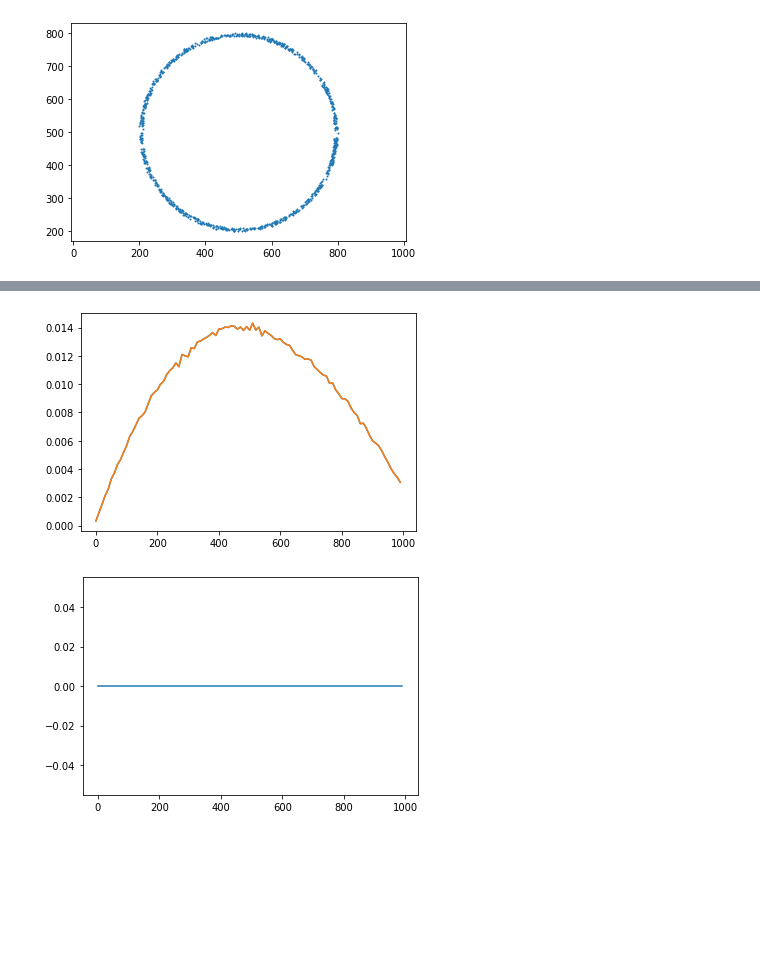
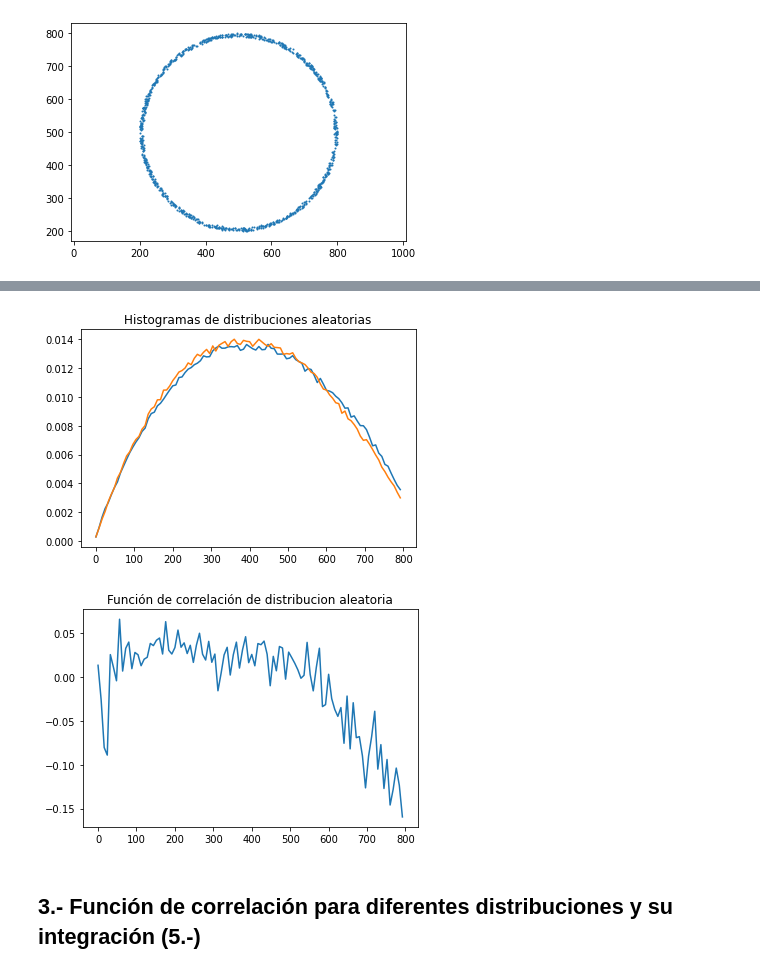
Before and after one commit to LabAvanzadoCosmo/ejercicios-FabianHdzGtz, a Jupyter notebook: Ejercicios2/Ejercicios2.ipynb, the cells around one changed output, grey strips where cells are left out. Drawn from its saved outputs; the diff is of its cells as text; code cells hidden in the pictures; blank space fills up the shorter version.

```diff
--- a/Ejercicios2/Ejercicios2.ipynb
+++ b/Ejercicios2/Ejercicios2.ipynb
@@ -165,22 +169,26 @@ plt.show()
 # %%
 num_bins=100
-Lmax=1000
-RR=DD(len(datos_random1),L,datos_random1,num_bins,1000)
-RR2=DD(len(datos_random1),L,datos_random1,num_bins,1000)
+Lmax=800
+RR=DD(len(datos_random),L,datos_random,num_bins,1000)
+RR2=DD(len(datos_random2),L,datos_random2,num_bins,1000)
 
 langs = np.arange(0,Lmax,Lmax/num_bins)
 plt.plot(langs,RR)
 plt.plot(langs,RR2)
+plt.title('Histogramas de distribuciones aleatorias')
 plt.show()
 
-FC=np.divide(RR,RR2)-1
+FC=np.divide(RR2,RR)-1
 
 langs = np.arange(0,Lmax,Lmax/num_bins)
 plt.plot(langs,FC)
+plt.title('Función de correlación de distribucion aleatoria')
 plt.show()
 # %% [output]
-[figure, old version]
+[figure, new version]
-[figure, old version]
+[figure, new version]
+# %% [markdown]
+## 3.- Función de correlación para diferentes distribuciones y su integración (5.-)
 # %%
 num_bins=38
 Lmax=900
```
Also changed, not shown: parts of 21 cells of this notebook.
